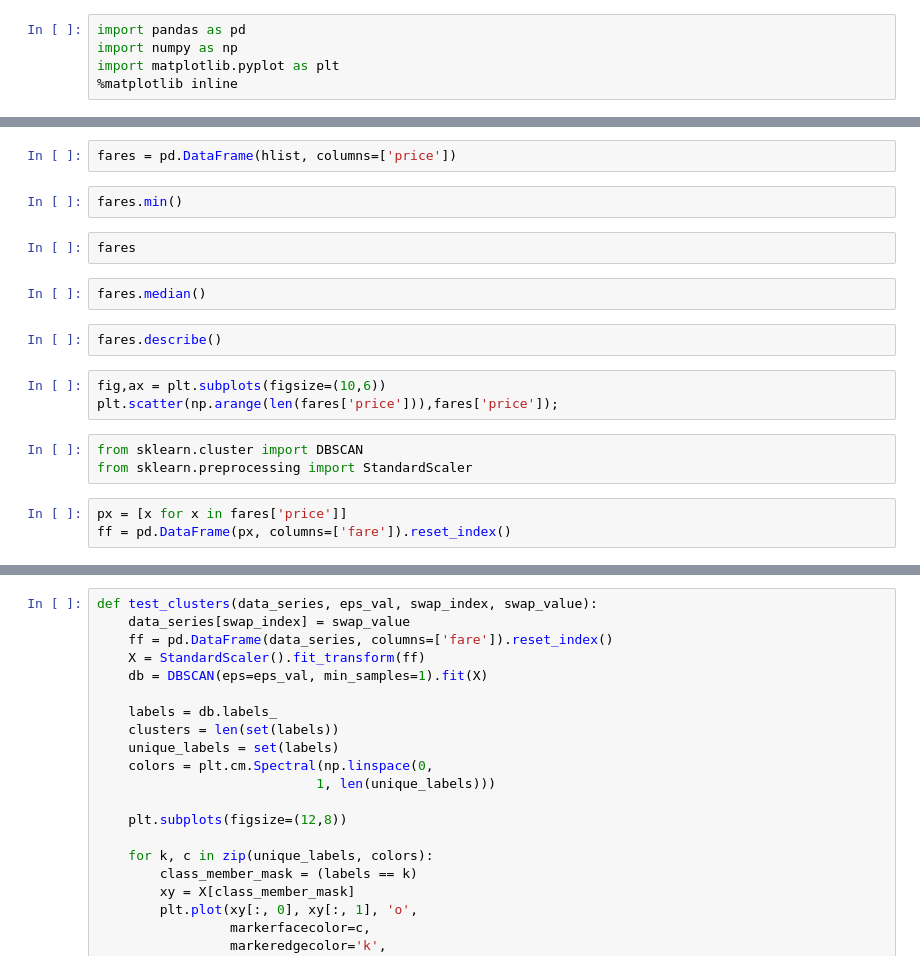
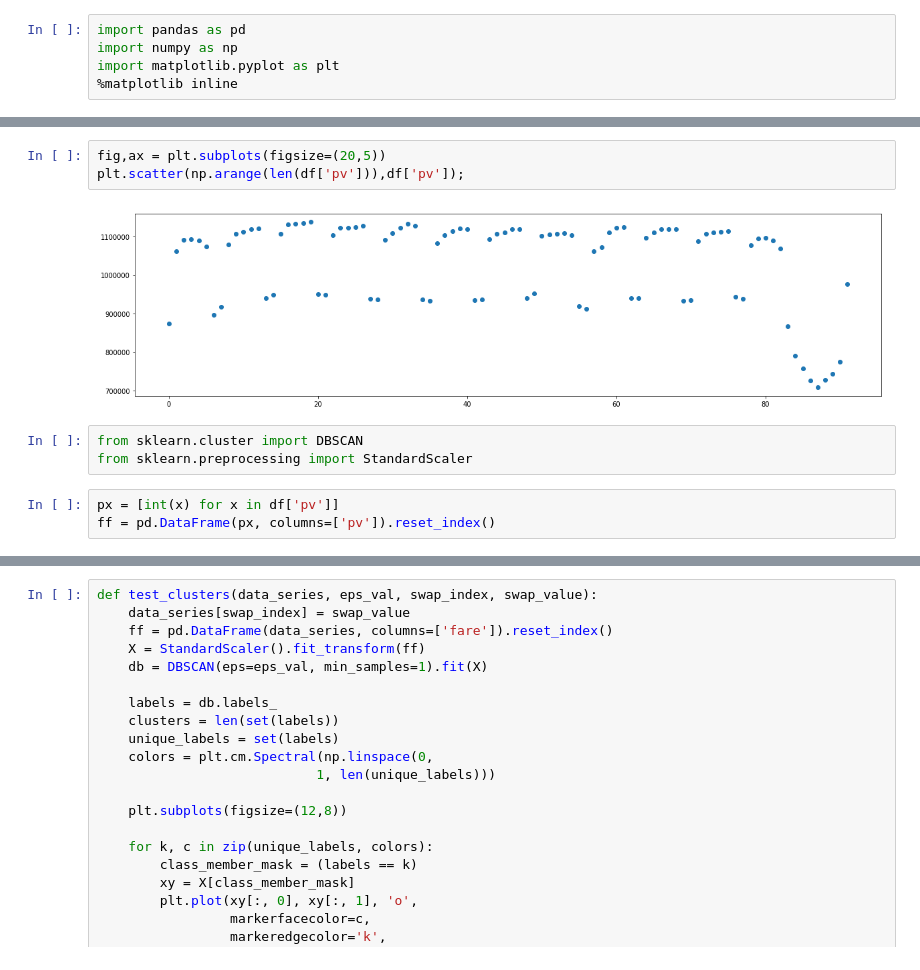
Before and after one commit to palanceli/Python-Machine-Learning-Blueprints, a Jupyter notebook: Chapter 03/MyEx1.ipynb, the cells around one changed output, grey strips where cells are left out. Saved outputs shown, nothing was run; the diff lists cells and outputs as text.

```diff
--- a/Chapter 03/MyEx1.ipynb
+++ b/Chapter 03/MyEx1.ipynb
@@ -106,22 +31,14 @@ for bar in cities[0]\
-# %%
-fares = pd.DataFrame(hlist, columns=['price'])
-# %%
-fares.min()
-# %%
-fares
-# %%
-fares.median()
-# %%
-fares.describe()
 # %%
-fig,ax = plt.subplots(figsize=(10,6))
-plt.scatter(np.arange(len(fares['price'])),fares['price']);
+fig,ax = plt.subplots(figsize=(20,5))
+plt.scatter(np.arange(len(df['pv'])),df['pv']);
+# %% [output]
+[figure, added]
 # %%
 from sklearn.cluster import DBSCAN
 from sklearn.preprocessing import StandardScaler
 # %%
-px = [x for x in fares['price']]
-ff = pd.DataFrame(px, columns=['fare']).reset_index()
+px = [int(x) for x in df['pv']]
+ff = pd.DataFrame(px, columns=['pv']).reset_index()
 # %%
 X = StandardScaler().fit_transform(ff)
 db = DBSCAN(eps=.5, min_samples=1).fit(X)
```
Also changed, not shown: parts of 15 cells of this notebook, 1 other file.
